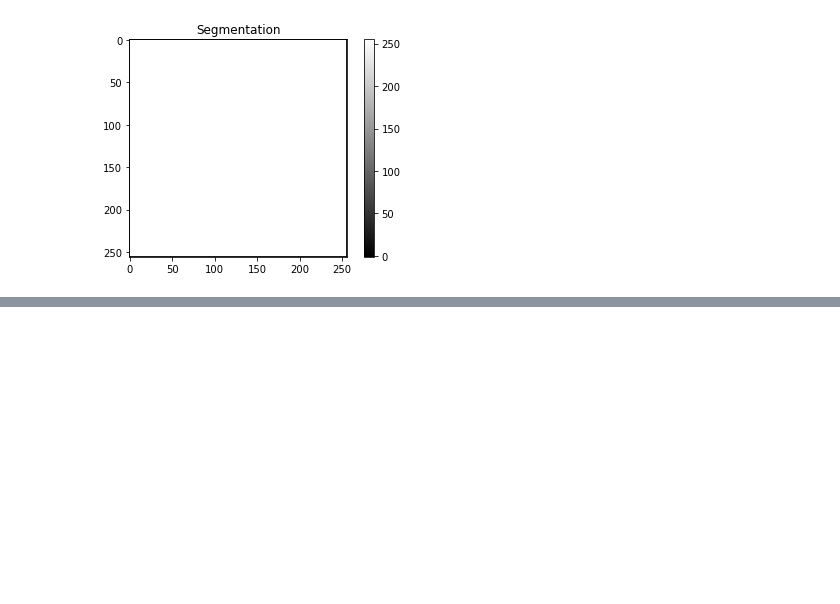
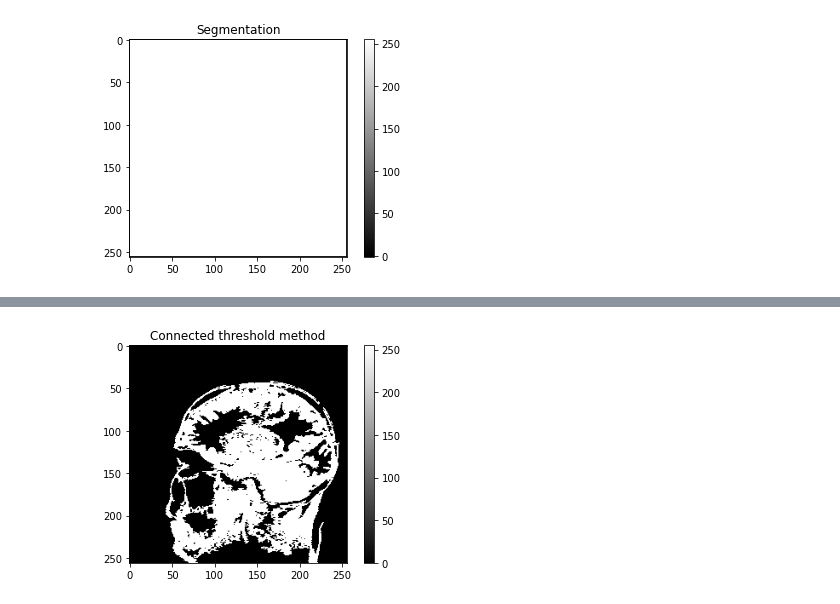
Before and after one commit to CorleoneJW/3DHuman, a Jupyter notebook: CTimage.ipynb, the cells around one changed output, grey strips where cells are left out. Drawn from its saved outputs; the diff is of its cells as text; code cells hidden in the pictures; blank space fills up the shorter version.

```diff
--- a/CTimage.ipynb
+++ b/CTimage.ipynb
@@ -150,0 +190,21 @@ plt.show()
+# %%
+# Head bone
+# Previous method
+# Connected threshold method
+# read the input image
+image = pixels
+
+# initialize the seed point and threshold
+seed_point = (50, 200)
+threshold = 60
+
+# implement the connected threshold method
+result = CTimageLIB.connected_threshold(image, seed_point, threshold)
+
+# show the result
+plt.imshow(result, cmap='gray')
+plt.title('Connected threshold method')
+plt.colorbar()
+plt.show()
+# %% [output]
+[figure, added]
```
Also changed, not shown: parts of 9 cells of this notebook, 1 other file.
